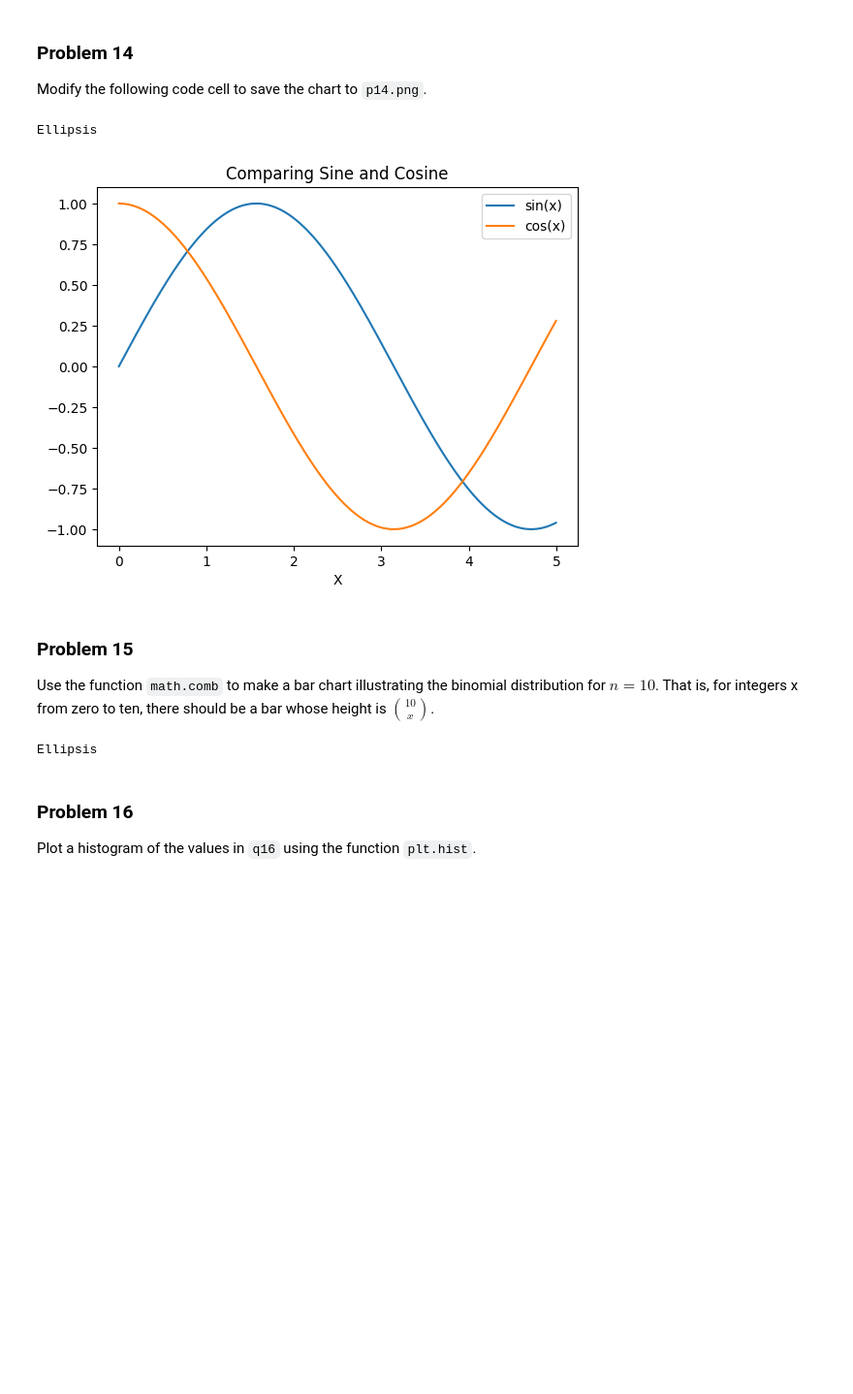
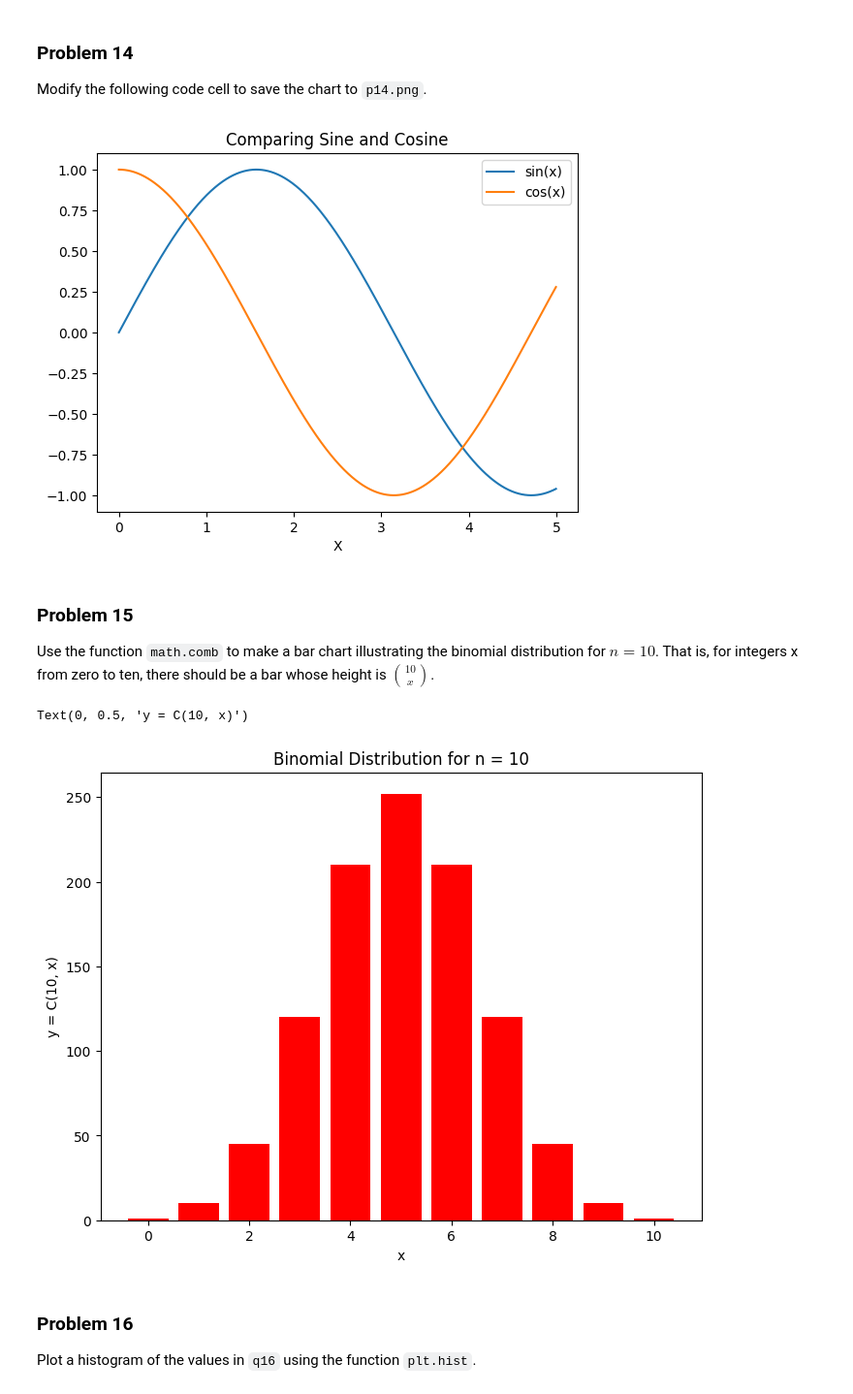
Before and after one commit to jasser-dh/dx602-homework-05, a Jupyter notebook: homework.ipynb, the cells around one changed output. Shown at 97% size. Saved outputs shown, nothing was run; the diff lists cells and outputs as text; code cells hidden in the pictures; blank space fills up the shorter version.

```diff
--- a/homework.ipynb
+++ b/homework.ipynb
@@ -420,21 +451,30 @@ plt.xlabel("X")
 
 # YOUR CHANGES HERE
 
-...
+plt.savefig("p14.png")
 # %% [output]
-Ellipsis
 [figure]
 # %% [markdown]
 ### Problem 15
 
 Use the function `math.comb` to make a bar chart illustrating the binomial distribution for $n=10$.
 That is, for integers x from zero to ten, there should be a bar whose height is $10 \choose x$.
-# %%
-# YOUR CHANGES HERE
-
-...
-# %% [output]
-Ellipsis
+# %%
+# YOUR CHANGES HERE
+
+n = 10
+x_vals = list(range(n + 1))
+y_vals = [math.comb(n, x) for x in x_vals]
+
+# bar chart
+plt.figure(figsize=(8, 6))
+plt.bar(x_vals, y_vals, color='red')
+plt.title('Binomial Distribution for n = 10')
+plt.xlabel('x')
+plt.ylabel('y = C(10, x)')
+# %% [output]
+Text(0, 0.5, 'y = C(10, x)')
+[figure, added]
 # %% [markdown]
 ### Problem 16
 
```
Also changed, not shown: parts of 5 cells of this notebook, 1 other file.
